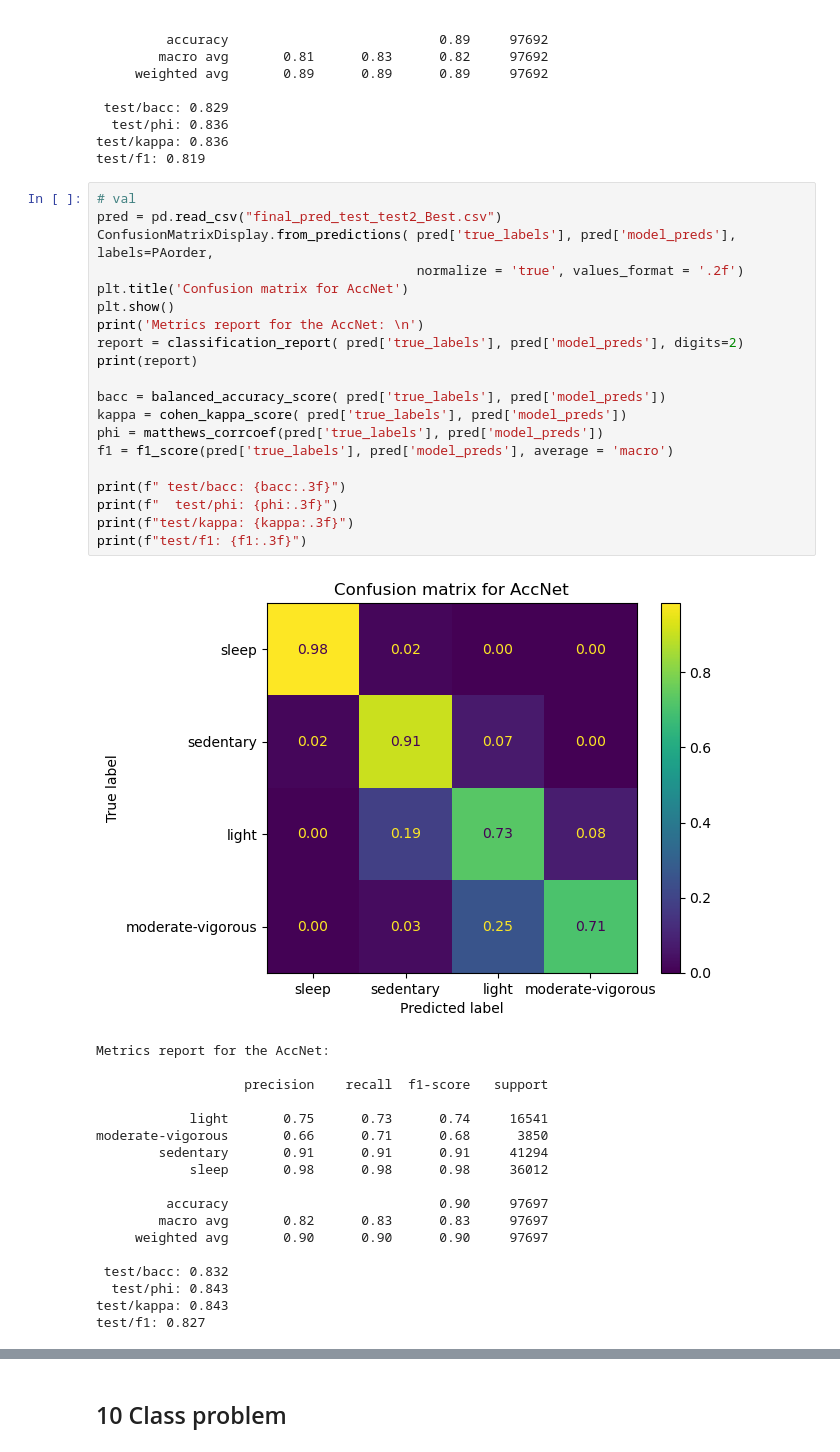
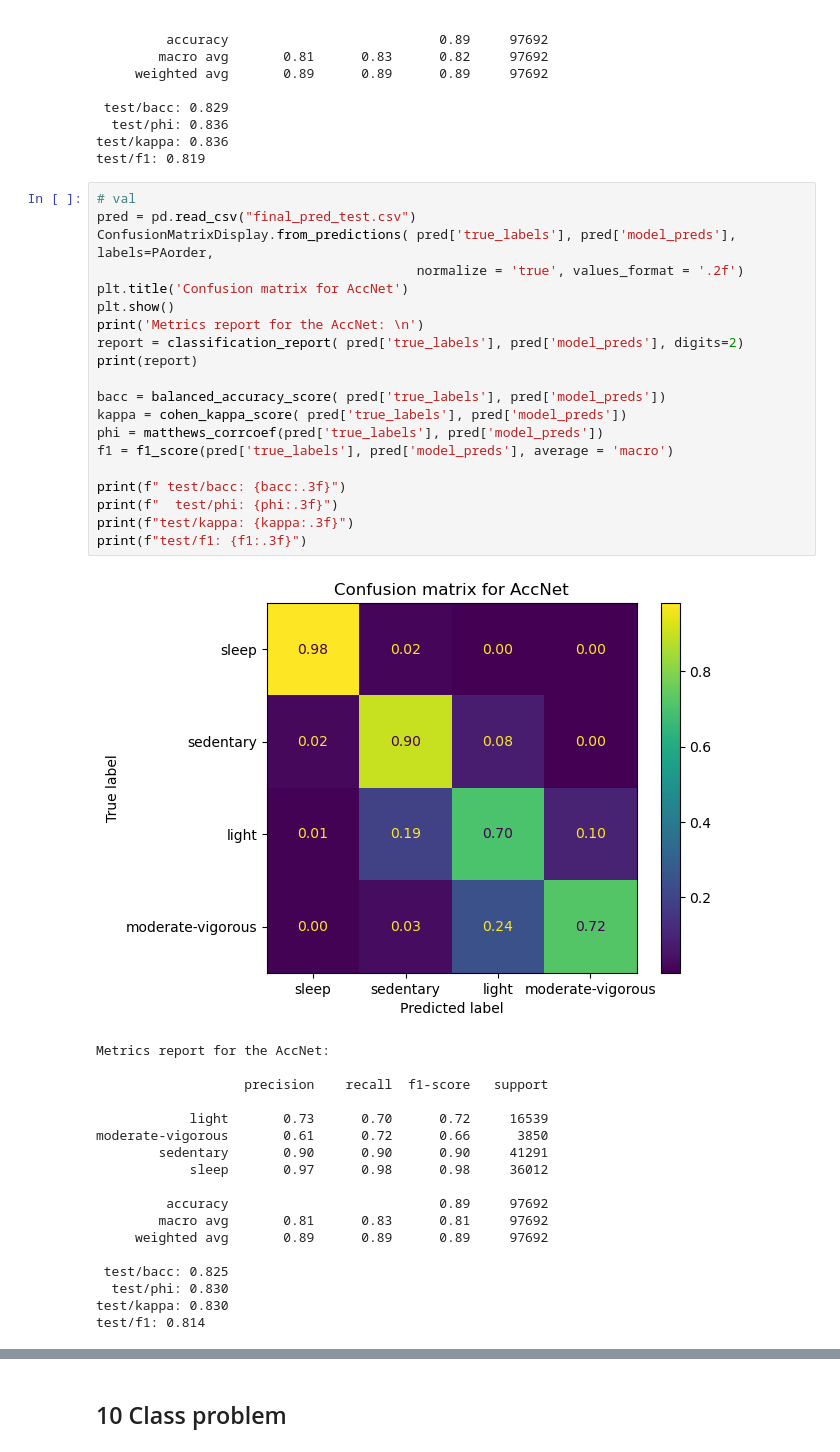
Before and after one commit to finlayscheib/capture24, a Jupyter notebook: Deep_models.ipynb, the cells around one changed output, grey strips where cells are left out. Drawn from its saved outputs; the diff is of its cells as text.

```diff
--- a/Deep_models.ipynb
+++ b/Deep_models.ipynb
@@ -114,43 +114,43 @@ test/kappa: 0.836
 test/f1: 0.819
 # %%
 # val
-pred = pd.read_csv("final_pred_test_test2_Best.csv")
+pred = pd.read_csv("final_pred_test.csv")
 ConfusionMatrixDisplay.from_predictions( pred['true_labels'], pred['model_preds'], labels=PAorder,
                                          normalize = 'true', values_format = '.2f')
 plt.title('Confusion matrix for AccNet')
 plt.show()
 print('Metrics report for the AccNet: \n')
 report = classification_report( pred['true_labels'], pred['model_preds'], digits=2)
 print(report)
 
 bacc = balanced_accuracy_score( pred['true_labels'], pred['model_preds'])
 kappa = cohen_kappa_score( pred['true_labels'], pred['model_preds'])
 phi = matthews_corrcoef(pred['true_labels'], pred['model_preds'])
 f1 = f1_score(pred['true_labels'], pred['model_preds'], average = 'macro')
 
 print(f" test/bacc: {bacc:.3f}")
 print(f"  test/phi: {phi:.3f}")
 print(f"test/kappa: {kappa:.3f}")
 print(f"test/f1: {f1:.3f}")
 # %% [output]
-[figure, old version]
+[figure, new version]
 Metrics report for the AccNet:
 
                    precision    recall  f1-score   support
 
-            light       0.75      0.73      0.74     16541
-moderate-vigorous       0.66      0.71      0.68      3850
-        sedentary       0.91      0.91      0.91     41294
-            sleep       0.98      0.98      0.98     36012
+            light       0.73      0.70      0.72     16539
+moderate-vigorous       0.61      0.72      0.66      3850
+        sedentary       0.90      0.90      0.90     41291
+            sleep       0.97      0.98      0.98     36012
 
-         accuracy                           0.90     97697
-        macro avg       0.82      0.83      0.83     97697
-     weighted avg       0.90      0.90      0.90     97697
+         accuracy                           0.89     97692
+        macro avg       0.81      0.83      0.81     97692
+     weighted avg       0.89      0.89      0.89     97692
 
- test/bacc: 0.832
-  test/phi: 0.843
-test/kappa: 0.843
-test/f1: 0.827
+ test/bacc: 0.825
+  test/phi: 0.830
+test/kappa: 0.830
+test/f1: 0.814
 # %%
 # Side by Side Normalised and true values for confusion matrices
 pred = pd.read_csv("final_pred_test_test2_Best.csv")
```
Also changed, not shown: parts of 2 cells of this notebook, 1 other file.
